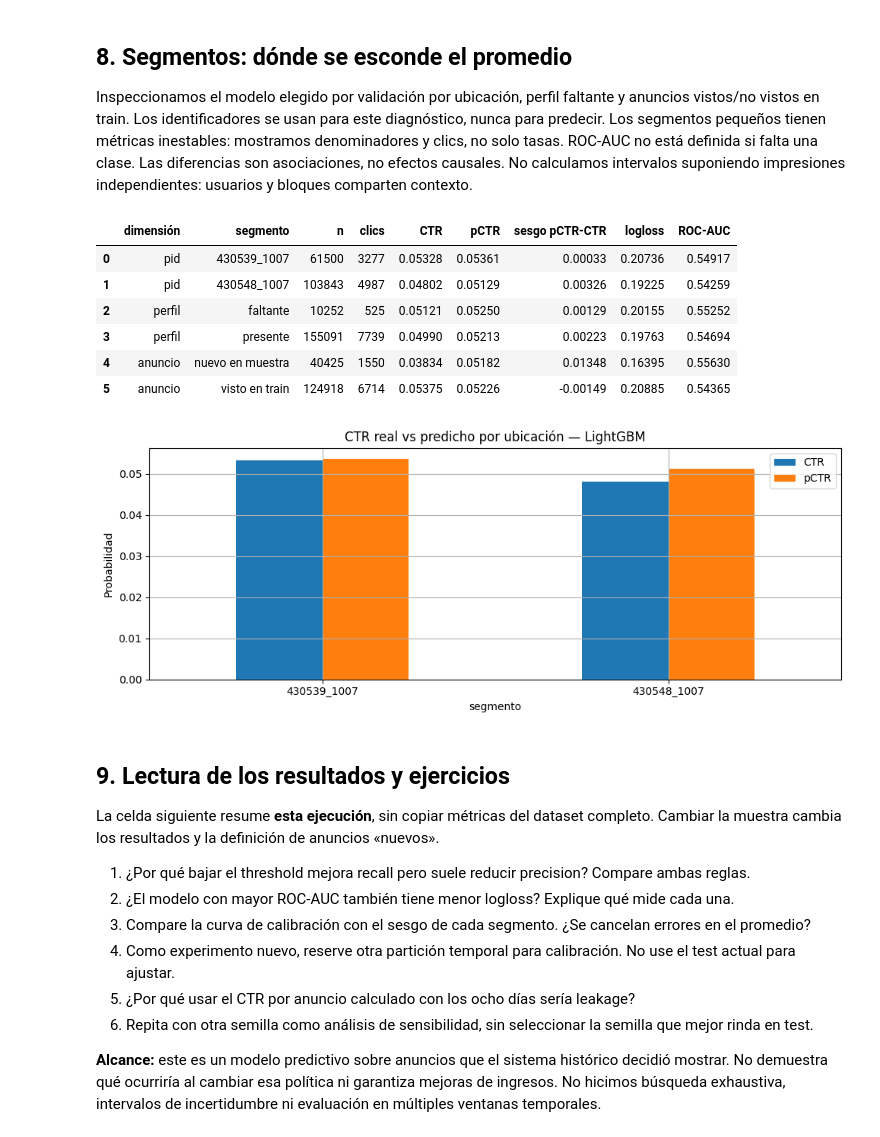
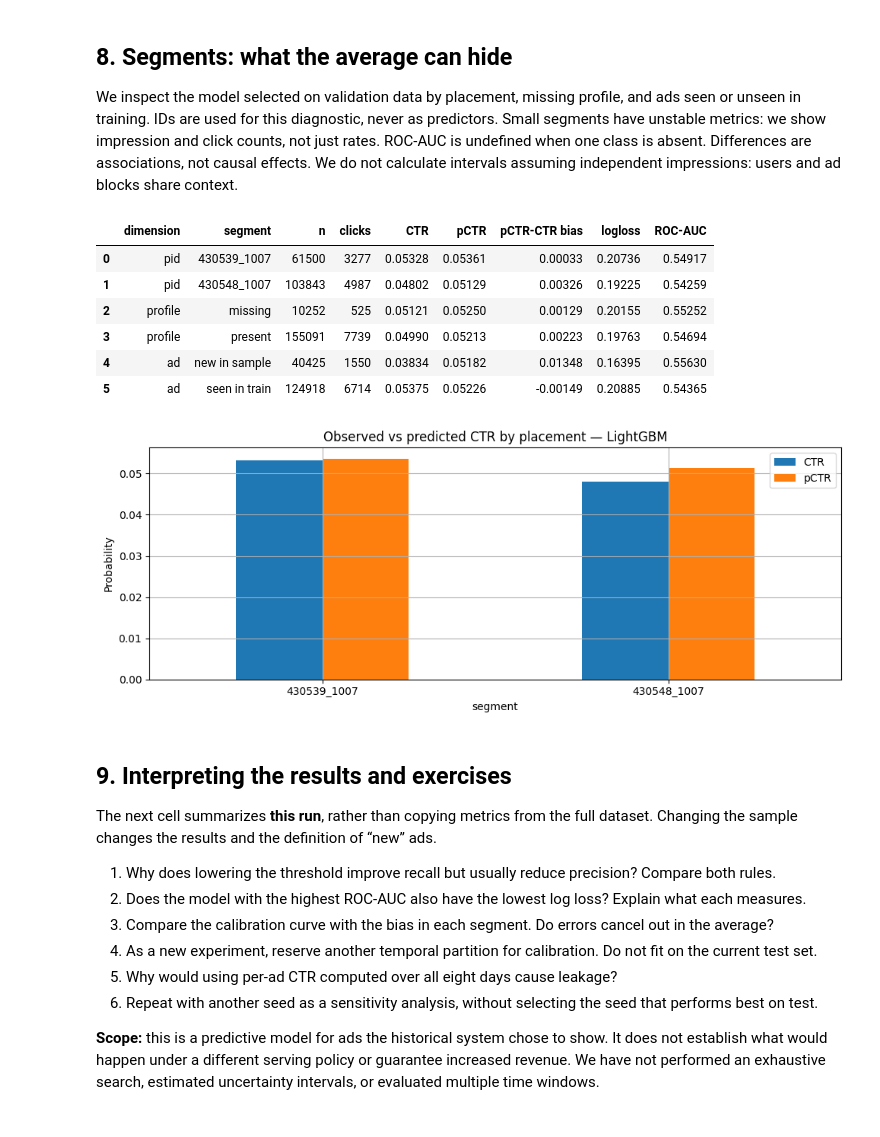
Before and after one commit to sgduran/ads-data-course, a Jupyter notebook: notebooks/02_train_pctr_taobao.ipynb, the cells around one changed output. Cells and saved outputs as stored; diff of their text form; code cells hidden in the pictures.

```diff
--- a/notebooks/02_train_pctr_taobao.ipynb
+++ b/notebooks/02_train_pctr_taobao.ipynb
@@ -319,20 +321,20 @@ sobre él. Si quisiéramos calibrar, reservaríamos datos temporales adicionales
 # %%
 fig, axes = plt.subplots(1, 2, figsize=(12, 4))
 cal_rows = []
-# Mismos bins para todos: un score constante no debe ampliar el eje artificialmente.
+# Shared bins: a constant score should not artificially widen the axis.
 bins = np.linspace(min(p.min() for p in test_prob.values()),
                    max(p.max() for p in test_prob.values()), 40)
 for name, p in test_prob.items():
     obs, predicted = calibration_curve(y['test'], p, n_bins=10, strategy='quantile')
     axes[0].plot(predicted, obs, 'o-', label=name)
     axes[1].hist(p, bins=bins, histtype='step', label=name)
-    cal_rows.append({'modelo': name, 'pCTR media': p.mean(), 'CTR real': y['test'].mean(),
+    cal_rows.append({'model': name, 'Mean pCTR': p.mean(), 'Observed CTR': y['test'].mean(),
                      'Brier': brier_score_loss(y['test'], p)})
 lo, hi = axes[0].get_xlim()
-axes[0].plot([max(0, lo), hi], [max(0, lo), hi], 'k--', label='Calibración ideal')
-axes[0].set(xlabel='Probabilidad media predicha', ylabel='Fracción real de clics', title='Calibración — test')
-axes[1].set(xlabel='pCTR', ylabel='Impresiones', title='Distribución de probabilidades', yscale='log')
+axes[0].plot([max(0, lo), hi], [max(0, lo), hi], 'k--', label='Ideal calibration')
+axes[0].set(xlabel='Mean predicted probability', ylabel='Observed click fraction', title='Calibration — test')
+axes[1].set(xlabel='pCTR', ylabel='Impressions', title='Probability distribution', yscale='log')
 for ax in axes: ax.legend()
 plt.tight_layout(); plt.show()
-display(pd.DataFrame(cal_rows).set_index('modelo'))
+display(pd.DataFrame(cal_rows).set_index('model'))
 # %% [output]
@@ -344,52 +346,52 @@ display(pd.DataFrame(cal_rows).set_index('modelo'))
 | LightGBM | 0.052152 | 0.049981 | 0.047425 |
 # %% [markdown]
-## 8. Segmentos: dónde se esconde el promedio
-Inspeccionamos el modelo elegido por validación por ubicación, perfil faltante y anuncios
-vistos/no vistos en train. Los identificadores se usan para este diagnóstico, nunca para predecir.
-Los segmentos pequeños tienen métricas inestables: mostramos denominadores y clics, no solo tasas.
-ROC-AUC no está definida si falta una clase. Las diferencias son asociaciones, no efectos causales.
-No calculamos intervalos suponiendo impresiones independientes: usuarios y bloques comparten contexto.
+## 8. Segments: what the average can hide
+We inspect the model selected on validation data by placement, missing profile, and ads
+seen or unseen in training. IDs are used for this diagnostic, never as predictors.
+Small segments have unstable metrics: we show impression and click counts, not just rates.
+ROC-AUC is undefined when one class is absent. Differences are associations, not causal effects.
+We do not calculate intervals assuming independent impressions: users and ad blocks share context.
 # %%
 test_rows = df.loc[masks['test'], ['pid', 'adgroup_id', 'cms_group_id', 'clk']].copy()
-test_rows['perfil'] = np.where(test_rows.cms_group_id.isna(), 'faltante', 'presente')
-test_rows['anuncio'] = np.where(test_rows.adgroup_id.isin(df.loc[masks['train'], 'adgroup_id']),
-                                'visto en train', 'nuevo en muestra')
+test_rows['profile'] = np.where(test_rows.cms_group_id.isna(), 'missing', 'present')
+test_rows['ad'] = np.where(test_rows.adgroup_id.isin(df.loc[masks['train'], 'adgroup_id']),
+                                'seen in train', 'new in sample')
 test_rows['p'] = test_prob[best_name]
 segments = []
-for dimension in ['pid', 'perfil', 'anuncio']:
+for dimension in ['pid', 'profile', 'ad']:
     for value, group in test_rows.groupby(dimension, observed=True):
         target, p = group.clk.to_numpy(), group.p.to_numpy()
-        segments.append({'dimensión': dimension, 'segmento': value, 'n': len(group),
-            'clics': int(target.sum()), 'CTR': target.mean(), 'pCTR': p.mean(),
-            'sesgo pCTR-CTR': p.mean()-target.mean(), 'logloss': log_loss(target, p, labels=[0, 1]),
+        segments.append({'dimension': dimension, 'segment': value, 'n': len(group),
+            'clicks': int(target.sum()), 'CTR': target.mean(), 'pCTR': p.mean(),
+            'pCTR-CTR bias': p.mean()-target.mean(), 'logloss': log_loss(target, p, labels=[0, 1]),
             'ROC-AUC': roc_auc_score(target, p) if np.unique(target).size == 2 else np.nan})
 segment_table = pd.DataFrame(segments)
 display(segment_table.round(5))
-placement = segment_table[segment_table['dimensión'].eq('pid')].set_index('segmento')
-placement[['CTR', 'pCTR']].plot.bar(rot=0, title=f'CTR real vs predicho por ubicación — {best_name}')
-plt.ylabel('Probabilidad'); plt.tight_layout(); plt.show()
+placement = segment_table[segment_table['dimension'].eq('pid')].set_index('segment')
+placement[['CTR', 'pCTR']].plot.bar(rot=0, title=f'Observed vs predicted CTR by placement — {best_name}')
+plt.ylabel('Probability'); plt.tight_layout(); plt.show()
 # %% [output]
-|  | dimensión | segmento | n | clics | CTR | pCTR | sesgo pCTR-CTR | logloss | ROC-AUC |
+|  | dimension | segment | n | clicks | CTR | pCTR | pCTR-CTR bias | logloss | ROC-AUC |
 | 0 | pid | 430539_1007 | 61500 | 3277 | 0.05328 | 0.05361 | 0.00033 | 0.20736 | 0.54917 |
 | 1 | pid | 430548_1007 | 103843 | 4987 | 0.04802 | 0.05129 | 0.00326 | 0.19225 | 0.54259 |
-| 2 | perfil | faltante | 10252 | 525 | 0.05121 | 0.05250 | 0.00129 | 0.20155 | 0.55252 |
-| 3 | perfil | presente | 155091 | 7739 | 0.04990 | 0.05213 | 0.00223 | 0.19763 | 0.54694 |
-| 4 | anuncio | nuevo en muestra | 40425 | 1550 | 0.03834 | 0.05182 | 0.01348 | 0.16395 | 0.55630 |
-| 5 | anuncio | visto en train | 124918 | 6714 | 0.05375 | 0.05226 | -0.00149 | 0.20885 | 0.54365 |
+| 2 | profile | missing | 10252 | 525 | 0.05121 | 0.05250 | 0.00129 | 0.20155 | 0.55252 |
+| 3 | profile | present | 155091 | 7739 | 0.04990 | 0.05213 | 0.00223 | 0.19763 | 0.54694 |
+| 4 | ad | new in sample | 40425 | 1550 | 0.03834 | 0.05182 | 0.01348 | 0.16395 | 0.55630 |
+| 5 | ad | seen in train | 124918 | 6714 | 0.05375 | 0.05226 | -0.00149 | 0.20885 | 0.54365 |
-[figure, old version]
+[figure, new version]
 # %% [markdown]
-## 9. Lectura de los resultados y ejercicios
-La celda siguiente resume **esta ejecución**, sin copiar métricas del dataset completo.
-Cambiar la muestra cambia los resultados y la definición de anuncios «nuevos».
+## 9. Interpreting the results and exercises
+The next cell summarizes **this run**, rather than copying metrics from the full dataset.
+Changing the sample changes the results and the definition of “new” ads.
 
-1. ¿Por qué bajar el threshold mejora recall pero suele reducir precision? Compare ambas reglas.
-2. ¿El modelo con mayor ROC-AUC también tiene menor logloss? Explique qué mide cada una.
-3. Compare la curva de calibración con el sesgo de cada segmento. ¿Se cancelan errores en el promedio?
-4. Como experimento nuevo, reserve otra partición temporal para calibración. No use el test actual para ajustar.
-5. ¿Por qué usar el CTR por anuncio calculado con los ocho días sería leakage?
-6. Repita con otra semilla como análisis de sensibilidad, sin seleccionar la semilla que mejor rinda en test.
+1. Why does lowering the threshold improve recall but usually reduce precision? Compare both rules.
+2. Does the model with the highest ROC-AUC also have the lowest log loss? Explain what each measures.
+3. Compare the calibration curve with the bias in each segment. Do errors cancel out in the average?
+4. As a new experiment, reserve another temporal partition for calibration. Do not fit on the current test set.
+5. Why would using per-ad CTR computed over all eight days cause leakage?
+6. Repeat with another seed as a sensitivity analysis, without selecting the seed that performs best on test.
 
-**Alcance:** este es un modelo predictivo sobre anuncios que el sistema histórico decidió mostrar.
-No demuestra qué ocurriría al cambiar esa política ni garantiza mejoras de ingresos. No hicimos
-búsqueda exhaustiva, intervalos de incertidumbre ni evaluación en múltiples ventanas temporales.
+**Scope:** this is a predictive model for ads the historical system chose to show.
+It does not establish what would happen under a different serving policy or guarantee increased revenue.
+We have not performed an exhaustive search, estimated uncertainty intervals, or evaluated multiple time windows.
 # %%
```
Also changed, not shown: parts of 18 cells of this notebook, 1 other file.
